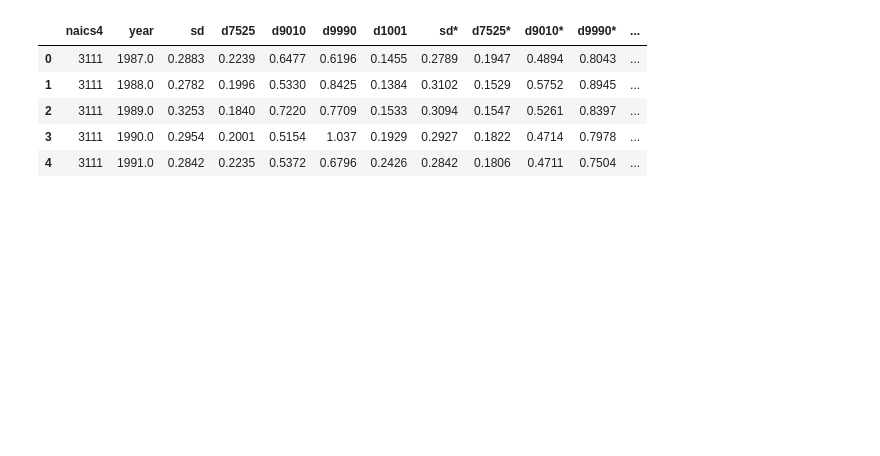
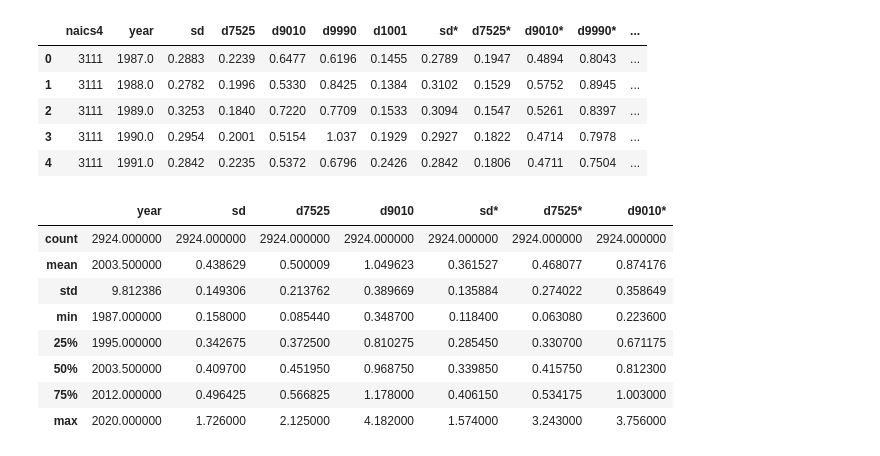
Before and after one commit to daniel-seymour/EC334-Summative, a Jupyter notebook: data-viz/prod_disp_trends.ipynb, the cells around one changed output. Drawn from its saved outputs; the diff is of its cells as text; code cells hidden in the pictures; blank space fills up the shorter version.

```diff
--- a/data-viz/prod_disp_trends.ipynb
+++ b/data-viz/prod_disp_trends.ipynb
@@ -17,3 +21,15 @@ disp_df.head()
 | 2 | 3111 | 1989.0 | 0.3253 | 0.1840 | 0.7220 | 0.7709 | 0.1533 | 0.3094 | 0.1547 | 0.5261 | 0.8397 | ... |
 | 3 | 3111 | 1990.0 | 0.2954 | 0.2001 | 0.5154 | 1.037 | 0.1929 | 0.2927 | 0.1822 | 0.4714 | 0.7978 | ... |
 | 4 | 3111 | 1991.0 | 0.2842 | 0.2235 | 0.5372 | 0.6796 | 0.2426 | 0.2842 | 0.1806 | 0.4711 | 0.7504 | ... |
+# %%
+disp_df.describe()
+# %% [output]
+|  | year | sd | d7525 | d9010 | sd* | d7525* | d9010* |
+| count | 2924.000000 | 2924.000000 | 2924.000000 | 2924.000000 | 2924.000000 | 2924.000000 | 2924.000000 |
+| mean | 2003.500000 | 0.438629 | 0.500009 | 1.049623 | 0.361527 | 0.468077 | 0.874176 |
+| std | 9.812386 | 0.149306 | 0.213762 | 0.389669 | 0.135884 | 0.274022 | 0.358649 |
+| min | 1987.000000 | 0.158000 | 0.085440 | 0.348700 | 0.118400 | 0.063080 | 0.223600 |
+| 25% | 1995.000000 | 0.342675 | 0.372500 | 0.810275 | 0.285450 | 0.330700 | 0.671175 |
+| 50% | 2003.500000 | 0.409700 | 0.451950 | 0.968750 | 0.339850 | 0.415750 | 0.812300 |
+| 75% | 2012.000000 | 0.496425 | 0.566825 | 1.178000 | 0.406150 | 0.534175 | 1.003000 |
+| max | 2020.000000 | 1.726000 | 2.125000 | 4.182000 | 1.574000 | 3.243000 | 3.756000 |
```
Also changed, not shown: parts of 8 cells of this notebook, 30 other files.
